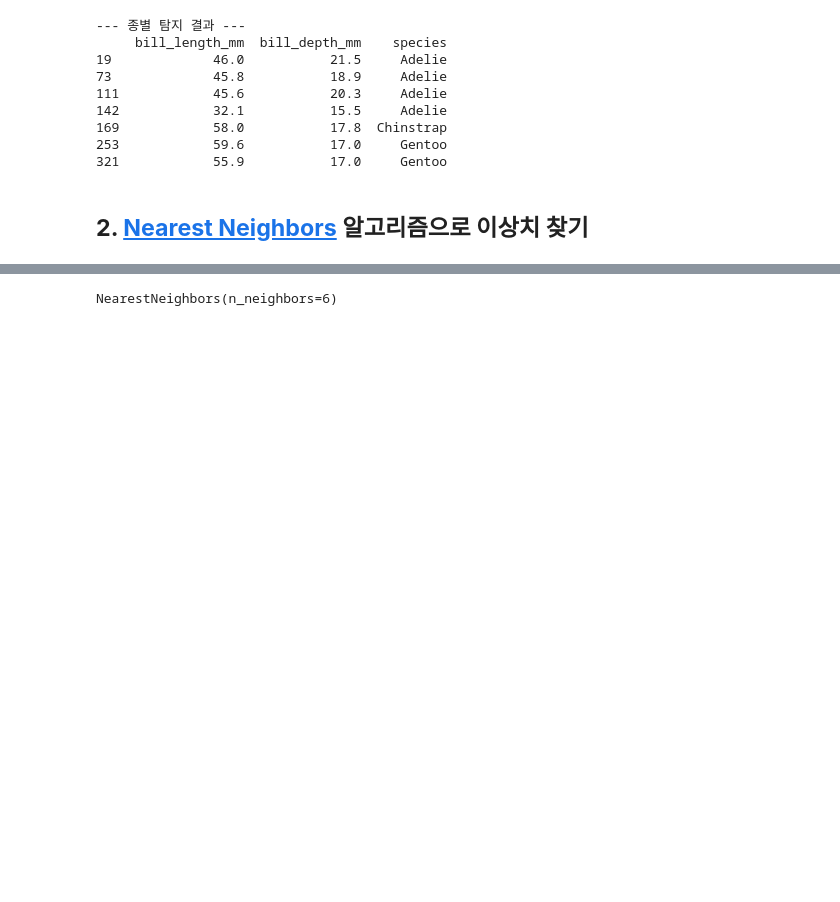
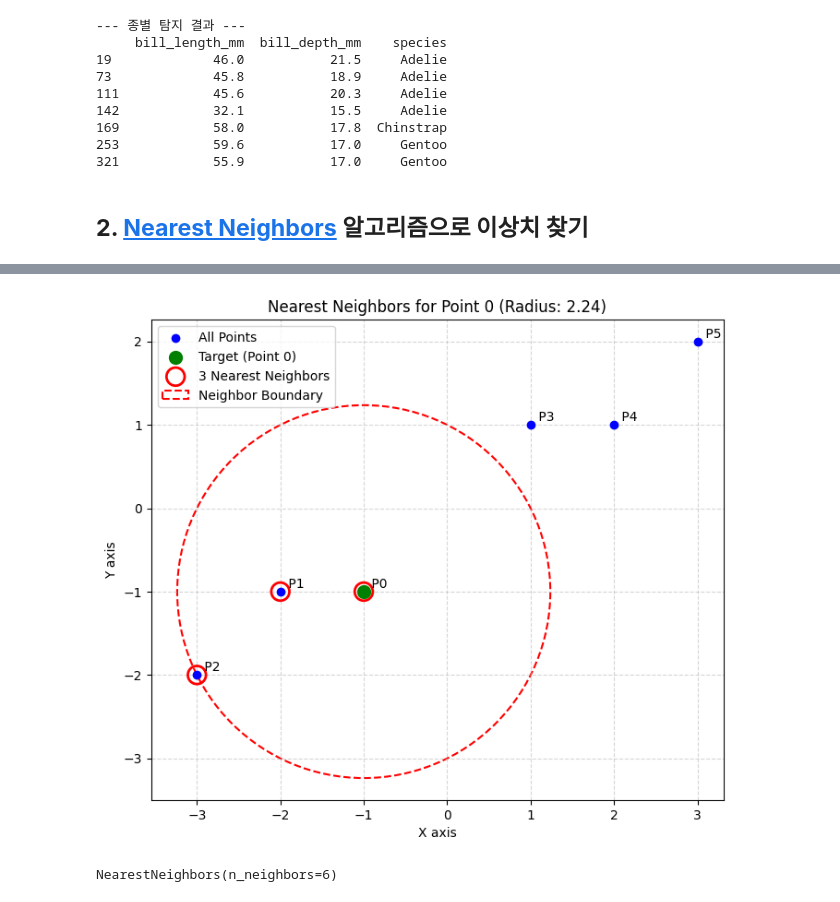
Before and after one commit to ancestor9/mathematics-for-machine-learning, a Jupyter notebook: scripts/solution_02_Joint_kernel_density_anomaly_detection.ipynb, the cells around one changed output, grey strips where cells are left out. Cells and saved outputs as stored; diff of their text form; code cells hidden in the pictures; blank space fills up the shorter version.

```diff
--- a/scripts/solution_02_Joint_kernel_density_anomaly_detection.ipynb
+++ b/scripts/solution_02_Joint_kernel_density_anomaly_detection.ipynb
@@ -297,3 +298,64 @@ array([1.07868933, 0.80473785, 1.21676051, 1.07868933, 0.80473785,
+# %%
+# 2. 모델 학습
+distances, indices = nbrs.kneighbors(X)
+
+# 3. 시각화 설정
+fig, ax = plt.subplots(figsize=(8, 8)) # 원이 찌그러지지 않게 정사각형 비율 권장
+
+# 기준점 (Point 0) 설정
+target_idx = 0
+target_point = X[target_idx]
+
+# Point 0의 이웃 정보 가져오기
+neighbor_indices = indices[target_idx]
+neighbor_distances = distances[target_idx]
+
+# --- 시각화 요소 추가 ---
+
+# [1] 모든 데이터 점 플롯 (파란색)
+ax.scatter(X[:, 0], X[:, 1], color='blue', label='All Points', zorder=3)
+
+# [2] 기준점 (Point 0) 강조 (초록색)
+ax.scatter(target_point[0], target_point[1], color='green', s=100, label='Target (Point 0)', zorder=4)
+
+# [3] 이웃 점들을 빨간색 테두리로 표시
+ax.scatter(X[neighbor_indices, 0], X[neighbor_indices, 1],
+           edgecolors='red', facecolors='none', s=200, linewidths=2,
+           label='3 Nearest Neighbors', zorder=2)
+
+# [4] **가장 먼 이웃까지의 거리를 반지름으로 하는 큰 원 그리기**
+# distances는 정렬되어 있으므로, 마지막 원소[-1]가 가장 먼 이웃의 거리입니다.
+max_distance = neighbor_distances[-1]
+
+# 원 객체 생성 (중심: target_point, 반지름: max_distance)
+circle = plt.Circle(target_point, max_distance, color='red', fill=False, linestyle='--', linewidth=1.5, label='Neighbor Boundary', zorder=1)
+ax.add_patch(circle)
+
+
+# --- 그래프 세부 설정 ---
+
+# 축 라벨 및 타이틀
+ax.set_title(f"Nearest Neighbors for Point 0 (Radius: {max_distance:.2f})")
+ax.set_xlabel("X axis")
+ax.set_ylabel("Y axis")
+
+# 점 번호 주석 달기
+for i, txt in enumerate(range(len(X))):
+    ax.annotate(f' P{i}', (X[i, 0], X[i, 1]), xytext=(3, 3), textcoords='offset points')
+
+# 그래프 비율을 1:1로 맞춰서 원이 찌그러지지 않게 함
+ax.set_aspect('equal', adjustable='box')
+
+# 그리드 및 범례
+ax.grid(True, linestyle='--', alpha=0.5)
+ax.legend(loc='upper left')
+
+# 축 범위 자동 조절 (원이 잘리지 않게)
+ax.autoscale_view()
+
+plt.show()
+# %% [output]
+[figure, added]
 # %%
 from sklearn.neighbors import NearestNeighbors
 import matplotlib.pyplot as plt
```
Also changed, not shown: parts of 4 cells of this notebook.
